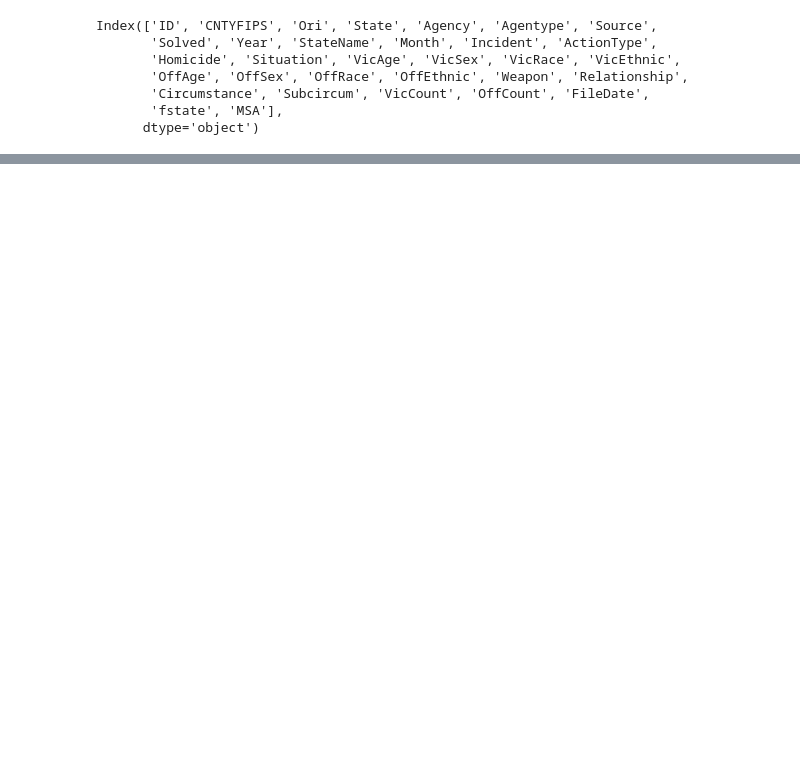
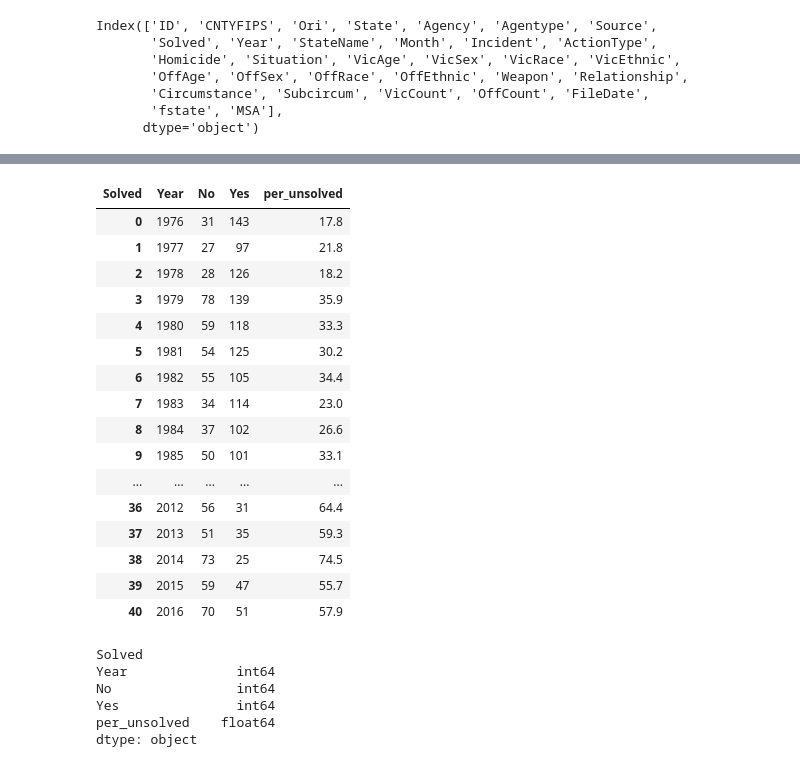
Before and after one commit to mattrehbein/data_studio, a Jupyter notebook: code/06-project/atl crime.ipynb, the cells around one changed output, grey strips where cells are left out. Cells and saved outputs as stored; diff of their text form; code cells hidden in the pictures; blank space fills up the shorter version.

```diff
--- a/code/06-project/atl crime.ipynb
+++ b/code/06-project/atl crime.ipynb
@@ -327,0 +364,29 @@ Index(['ID', 'CNTYFIPS', 'Ori', 'State', 'Agency', 'Agentype', 'Source',
+# %%
+atl_solved
+# %% [output]
+| Solved | Year | No | Yes | per_unsolved |
+| 0 | 1976 | 31 | 143 | 17.8 |
+| 1 | 1977 | 27 | 97 | 21.8 |
+| 2 | 1978 | 28 | 126 | 18.2 |
+| 3 | 1979 | 78 | 139 | 35.9 |
+| 4 | 1980 | 59 | 118 | 33.3 |
+| 5 | 1981 | 54 | 125 | 30.2 |
+| 6 | 1982 | 55 | 105 | 34.4 |
+| 7 | 1983 | 34 | 114 | 23.0 |
+| 8 | 1984 | 37 | 102 | 26.6 |
+| 9 | 1985 | 50 | 101 | 33.1 |
+| ... | ... | ... | ... | ... |
+| 36 | 2012 | 56 | 31 | 64.4 |
+| 37 | 2013 | 51 | 35 | 59.3 |
+| 38 | 2014 | 73 | 25 | 74.5 |
+| 39 | 2015 | 59 | 47 | 55.7 |
+| 40 | 2016 | 70 | 51 | 57.9 |
+# %%
+atl_solved.dtypes
+# %% [output]
+Solved
+Year              int64
+No                int64
+Yes               int64
+per_unsolved    float64
+dtype: object
```
Also changed, not shown: parts of 20 cells of this notebook, 4 other files.
